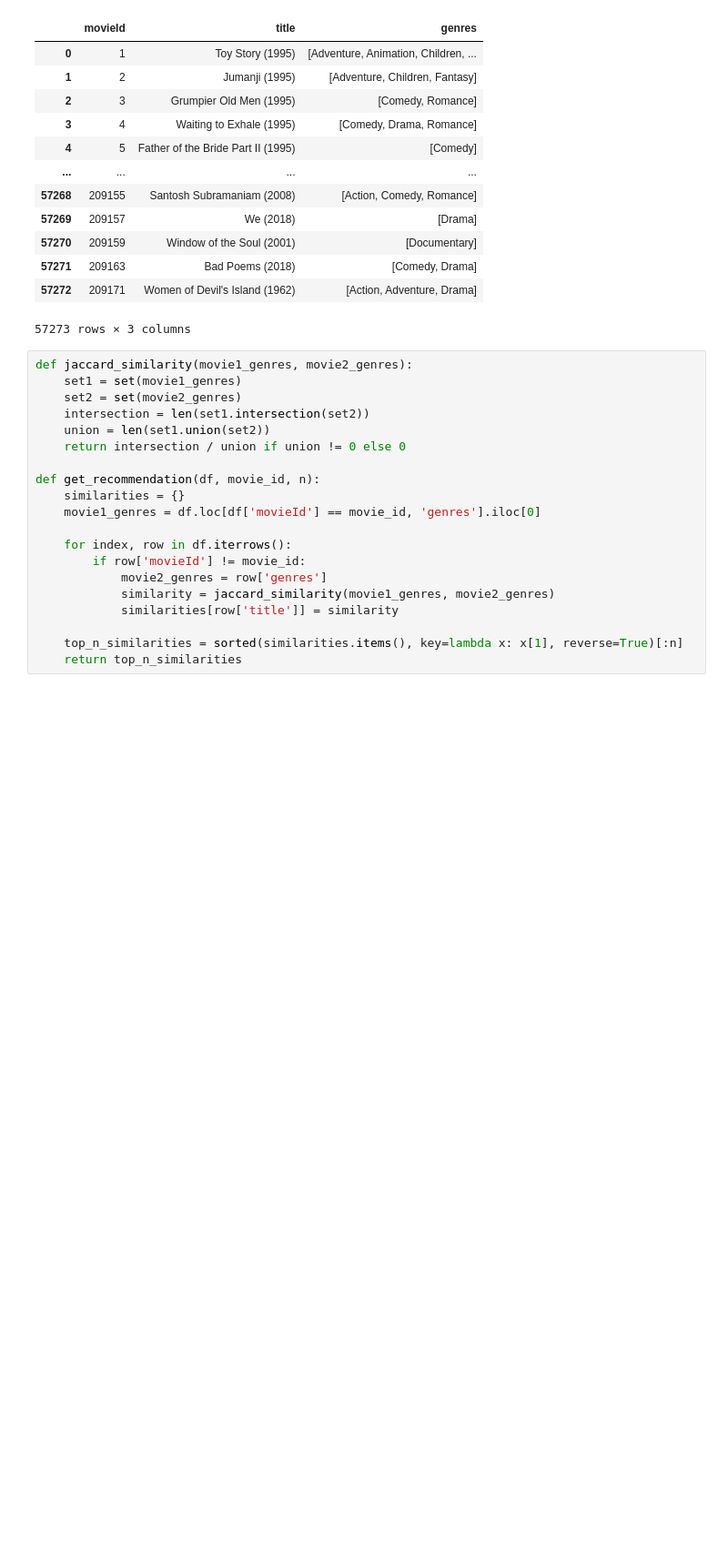
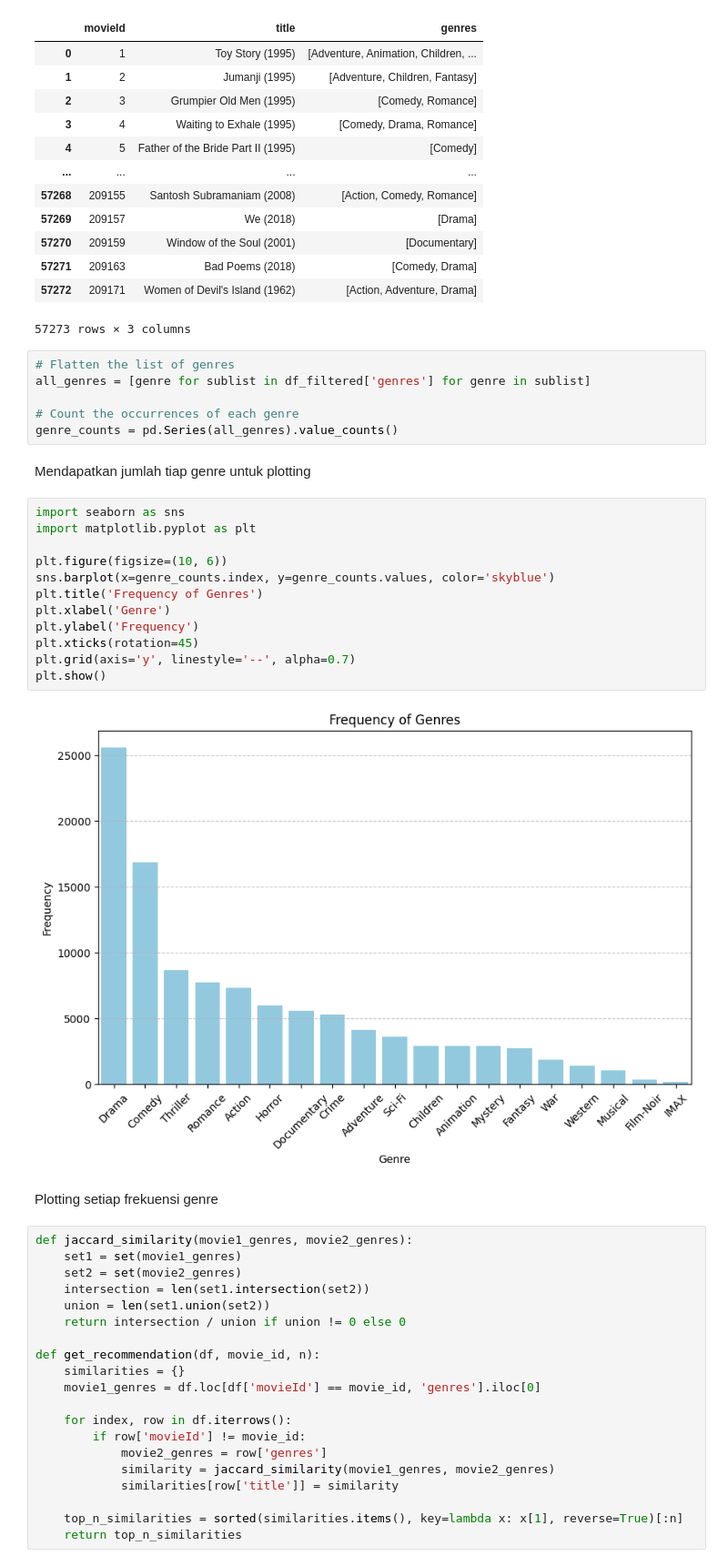
Before and after one commit to aldisk/Q-recommendation-system, a Jupyter notebook: Aldiansyah_Satrio_Kabisat_MLT2.ipynb, the cells around one changed output. Shown: that part at 91% size. Drawn from its saved outputs; the diff is of its cells as text; blank space fills up the shorter version.

```diff
--- a/Aldiansyah_Satrio_Kabisat_MLT2.ipynb
+++ b/Aldiansyah_Satrio_Kabisat_MLT2.ipynb
@@ -159,6 +159,30 @@ df_filtered
 | 57271 | 209163 | Bad Poems (2018) | [Comedy, Drama] |
 | 57272 | 209171 | Women of Devil's Island (1962) | [Action, Adventure, Drama] |
 57273 rows × 3 columns
+# %%
+# Flatten the list of genres
+all_genres = [genre for sublist in df_filtered['genres'] for genre in sublist]
+
+# Count the occurrences of each genre
+genre_counts = pd.Series(all_genres).value_counts()
+# %% [markdown]
+Mendapatkan jumlah tiap genre untuk plotting
+# %%
+import seaborn as sns
+import matplotlib.pyplot as plt
+
+plt.figure(figsize=(10, 6))
+sns.barplot(x=genre_counts.index, y=genre_counts.values, color='skyblue')
+plt.title('Frequency of Genres')
+plt.xlabel('Genre')
+plt.ylabel('Frequency')
+plt.xticks(rotation=45)
+plt.grid(axis='y', linestyle='--', alpha=0.7)
+plt.show()
+# %% [output]
+[figure, added]
+# %% [markdown]
+Plotting setiap frekuensi genre
 # %%
 def jaccard_similarity(movie1_genres, movie2_genres):
     set1 = set(movie1_genres)
```
Also changed, not shown: parts of 1 cell of this notebook, 1 other file.
